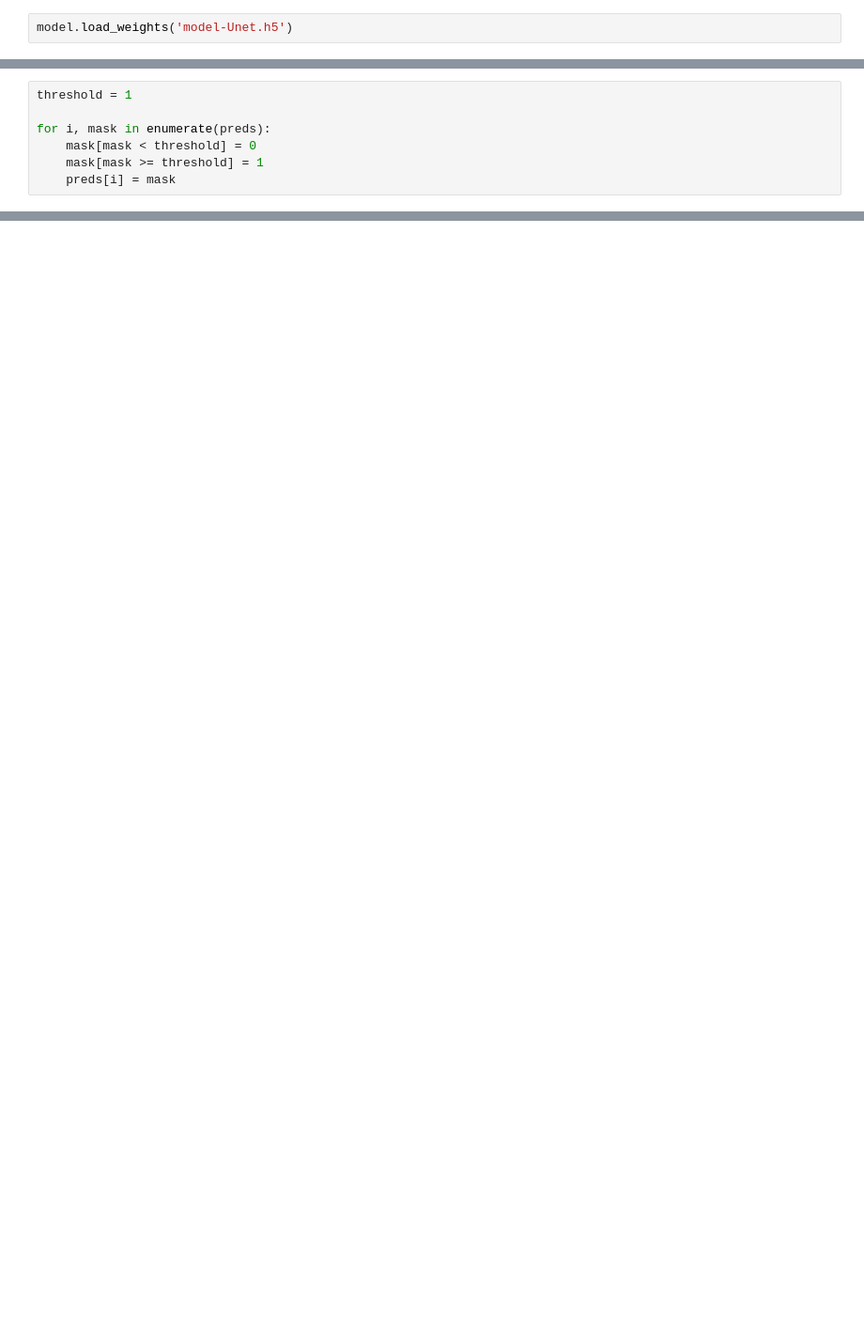
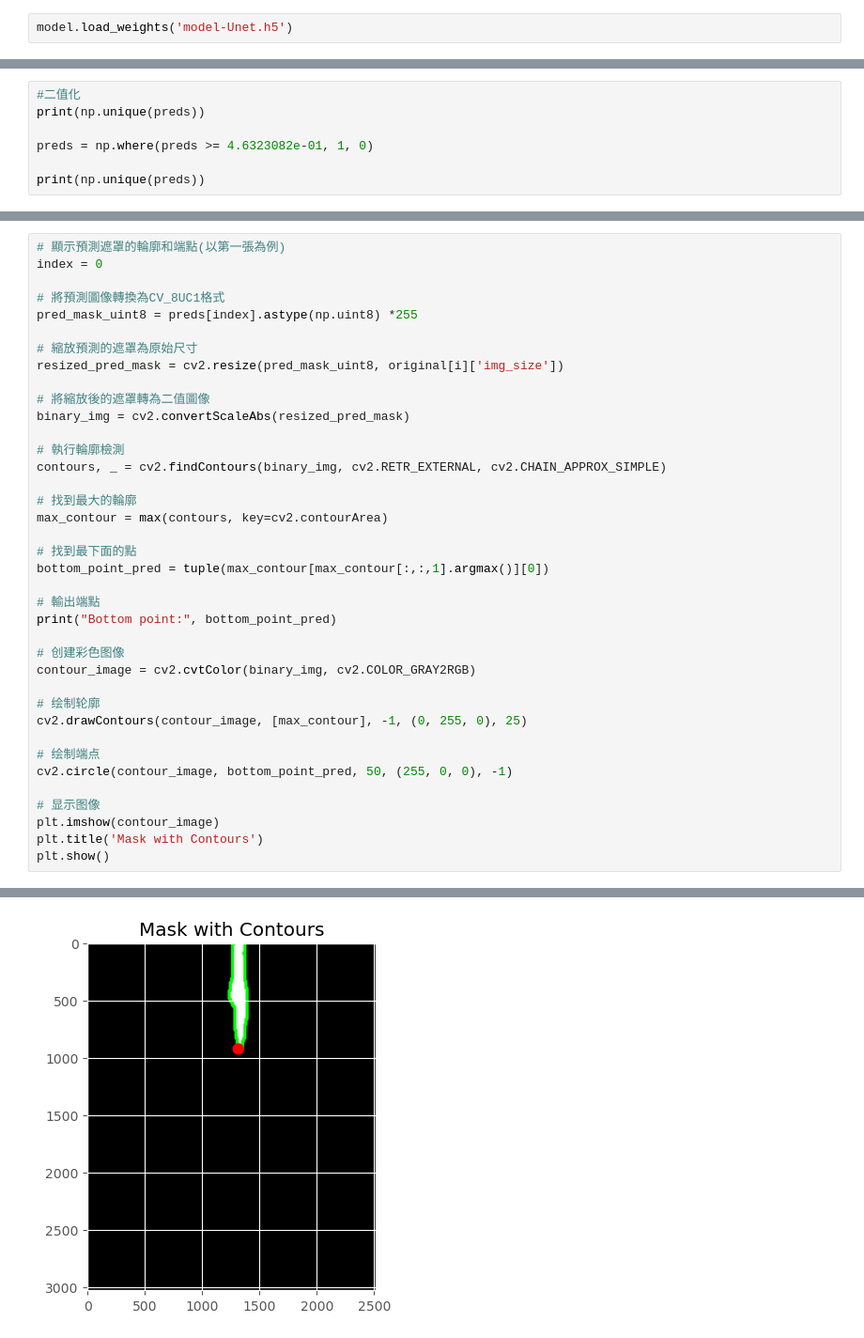
Before and after one commit to jing-ying-chen/hw2_M11123052, a Jupyter notebook: Project_2.ipynb, the cells around one changed output, grey strips where cells are left out. Shown: that part at 94% size. Drawn from its saved outputs; the diff is of its cells as text; blank space fills up the shorter version.

```diff
--- a/Project_2.ipynb
+++ b/Project_2.ipynb
@@ -356,7 +359,7 @@ preds = model.predict(X_test, verbose=1)
 # %%
-threshold = 1
+#二值化
+print(np.unique(preds))
 
-for i, mask in enumerate(preds):
-    mask[mask < threshold] = 0
-    mask[mask >= threshold] = 1
-    preds[i] = mask
+preds = np.where(preds >= 4.6323082e-01, 1, 0)
+
+print(np.unique(preds))
@@ -485,0 +448,39 @@ print('誤差小於等於1公分的準確率:', accuracy_one*100, '%')
+# %%
+# 顯示預測遮罩的輪廓和端點(以第一張為例)
+index = 0
+
+# 將預測圖像轉換為CV_8UC1格式
+pred_mask_uint8 = preds[index].astype(np.uint8) *255
+
+# 縮放預測的遮罩為原始尺寸
+resized_pred_mask = cv2.resize(pred_mask_uint8, original[i]['img_size'])
+
+# 將縮放後的遮罩轉為二值圖像
+binary_img = cv2.convertScaleAbs(resized_pred_mask)
+
+# 執行輪廓檢測
+contours, _ = cv2.findContours(binary_img, cv2.RETR_EXTERNAL, cv2.CHAIN_APPROX_SIMPLE)
+
+# 找到最大的輪廓
+max_contour = max(contours, key=cv2.contourArea)
+
+# 找到最下面的點
+bottom_point_pred = tuple(max_contour[max_contour[:,:,1].argmax()][0])
+
+# 輸出端點
+print("Bottom point:", bottom_point_pred)
+
+# 创建彩色图像
+contour_image = cv2.cvtColor(binary_img, cv2.COLOR_GRAY2RGB)
+
+# 绘制轮廓
+cv2.drawContours(contour_image, [max_contour], -1, (0, 255, 0), 25)
+
+# 绘制端点
+cv2.circle(contour_image, bottom_point_pred, 50, (255, 0, 0), -1)
+
+# 显示图像
+plt.imshow(contour_image)
+plt.title('Mask with Contours')
+plt.show()
+# %% [output]
@@ -485,0 +488 @@ print('誤差小於等於1公分的準確率:', accuracy_one*100, '%')
+[figure, added]
```
Also changed, not shown: parts of 19 cells of this notebook.
